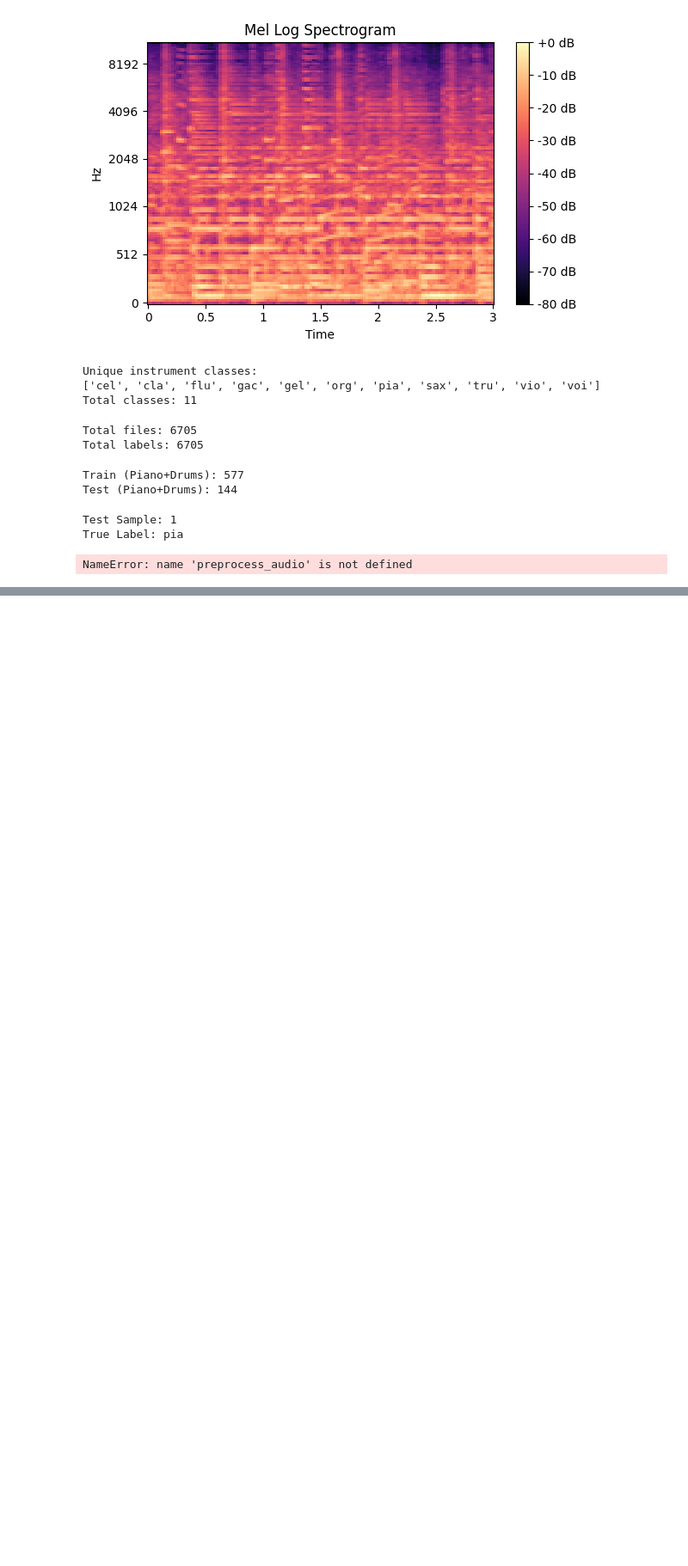
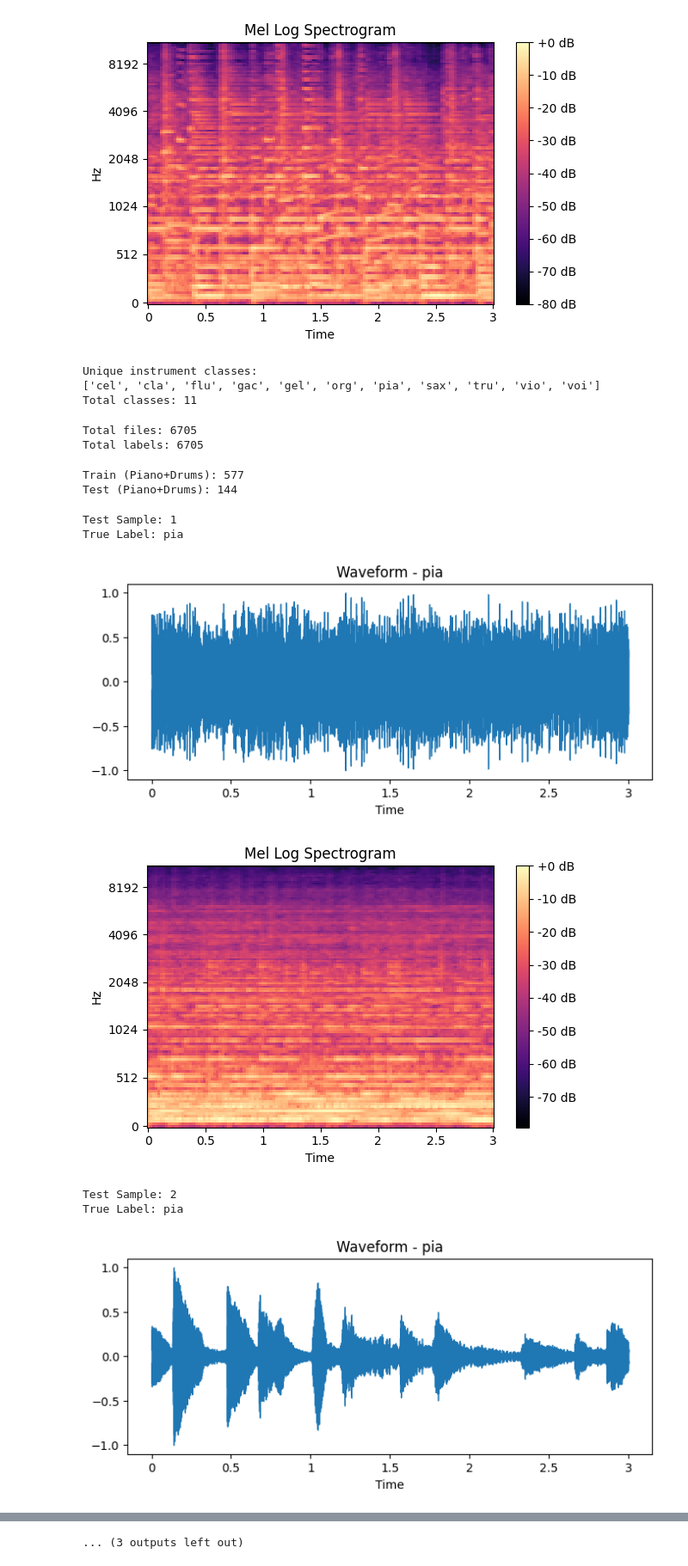
Before and after one commit to springboardmentor1234x-stack/CNN-Music-Instrument-Recognition, a Jupyter notebook: irms.ipynb, the cells around one changed output, grey strips where cells are left out. Shown at 86% size. Saved outputs shown, nothing was run; the diff lists cells and outputs as text; code cells hidden in the pictures; blank space fills up the shorter version.

```diff
--- a/irms.ipynb
+++ b/irms.ipynb
@@ -197,26 +194,29 @@ def plot_waveform(y, label):
     librosa.display.waveshow(y, sr=SR)
     plt.title(f"Waveform - {label}")
     plt.show()
-# %%
-for i in range(5):
-    file_path = binary_test_files[i]
-    true_label = binary_test_labels[i]
-
-    print("\nTest Sample:", i+1)
-    print("True Label:", true_label)
-
-    y = preprocess_audio()
-    if y is None:
-        print("Skipped silent file")
-        continue
-
-    # Waveform
-    plot_waveform(y, true_label)
-
-    # Mel Spectrogram
-    mel_db = make_mel_log(y)
-    save_mel_image(mel_db, f"mel_images/test_{i}_{true_label}.png")
-# %% [output]
-Test Sample: 1
-True Label: pia
-NameError: name 'preprocess_audio' is not defined
+# %%
+for i in range(5):
+    file_path = binary_test_files[i]
+    true_label = binary_test_labels[i]
+
+    print("\nTest Sample:", i+1)
+    print("True Label:", true_label)
+
+    y = preprocess_audio(file_path)
+
+    if y is None:
+        print("Skipped silent file")
+        continue
+
+    plot_waveform(y, true_label)
+
+    mel_db = make_mel_log(y)
+    save_mel_image(mel_db, f"mel_images/test_{i}_{true_label}.png")
+# %% [output]
+Test Sample: 1
+True Label: pia
+[figure, added]
+[figure, added]
+Test Sample: 2
+True Label: pia
+[figure, added]
@@ -222,0 +232 @@ NameError: name 'preprocess_audio' is not defined
+... (3 outputs left out)
```
Also changed, not shown: parts of 59 cells of this notebook.
